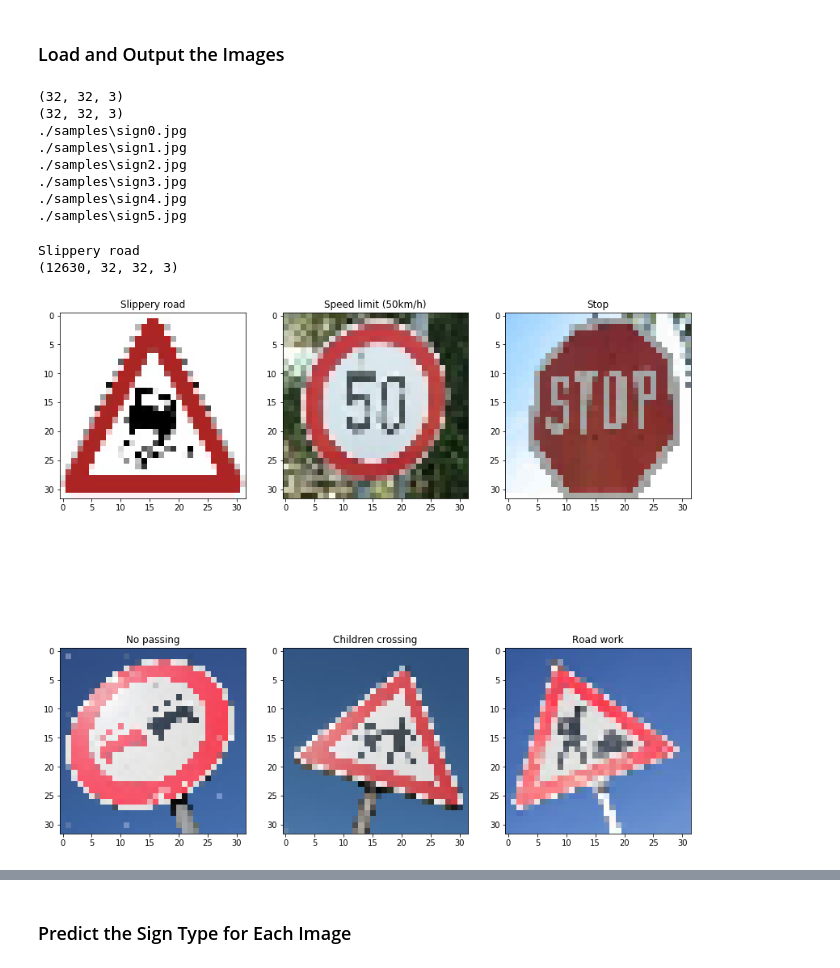
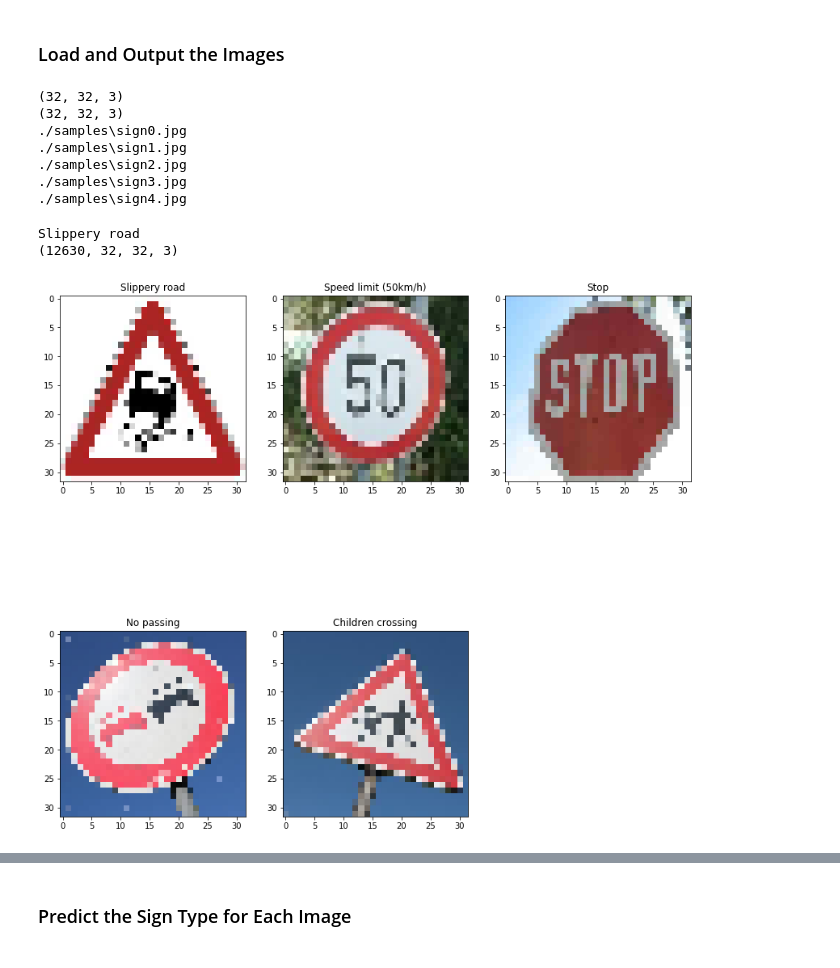
Before and after one commit to masih84/CarND-Traffic-Sign-Classifier-Project, a Jupyter notebook: Traffic_Sign_Classifier.ipynb, the cells around one changed output, grey strips where cells are left out. Saved outputs shown, nothing was run; the diff lists cells and outputs as text; code cells hidden in the pictures.

```diff
--- a/Traffic_Sign_Classifier.ipynb
+++ b/Traffic_Sign_Classifier.ipynb
@@ -517,8 +525,8 @@ images = glob.glob('./samples/sign*.jpg')
 resized_image = np.zeros((6,32,32,3), np.int8)
 print(resized_image[0,:,:,:].shape)
 print(resized_image[2,:,:,:].shape)
-x_new = np.copy(X_test[0:6])
-y_new = np.copy(y_test[0:6])
+x_new = np.copy(X_test[0:5])
+y_new = np.copy(y_test[0:5])
 
 # Step through the list and search for chessboard corners
 count = 0
@@ -536,9 +544,8 @@ for fname in images:
 ./samples\sign2.jpg
 ./samples\sign3.jpg
 ./samples\sign4.jpg
-./samples\sign5.jpg
 # %%
-y_new = np.array([23,2,14,9,28,25])
+y_new = np.array([23,2,14,9,28])
 data = pd.read_csv('signnames.csv')
 
 print(data.SignName[y_new[0]])
@@ -549,11 +556,11 @@ Slippery road
 # %%
 fig = plt.figure(figsize=(14, 14))
 
-for jj in range(0,6):
+for jj in range(0,5):
     ax = fig.add_subplot(2,3,jj+1)
     plt.imshow(x_new[jj])
     plt.title(data.SignName[y_new[jj]])
 
 fig.savefig('Real_Test.png')
 # %% [output]
-[figure, old version]
+[figure, new version]
```
Also changed, not shown: parts of 4 cells of this notebook.
